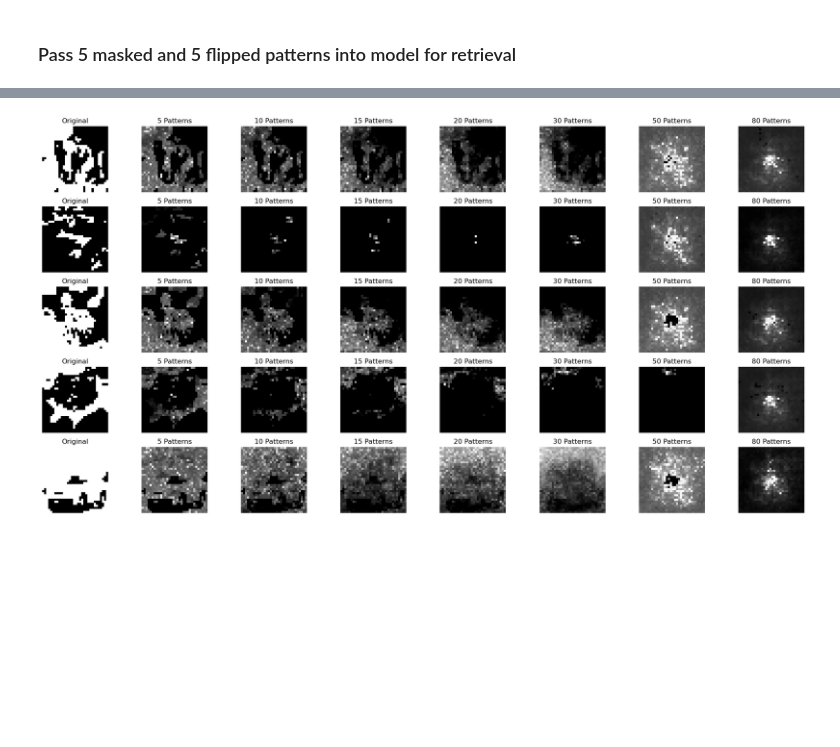
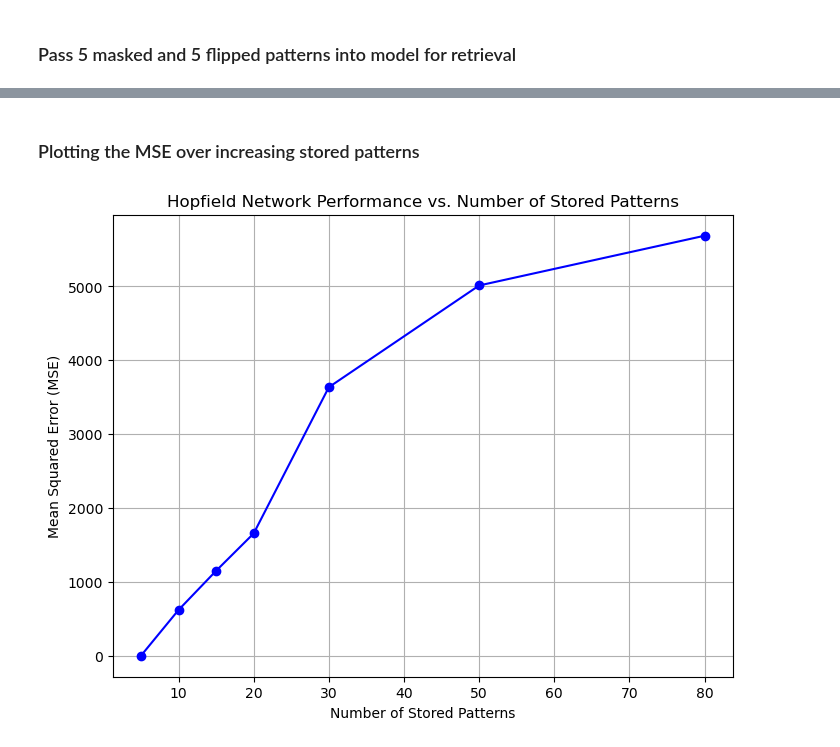
Before and after one commit to chenpy2000/Hopfield, a Jupyter notebook: visualize_spiking.ipynb, the cells around one changed output, grey strips where cells are left out. Saved outputs shown, nothing was run; the diff lists cells and outputs as text; code cells hidden in the pictures; blank space fills up the shorter version.

```diff
--- a/visualize_spiking.ipynb
+++ b/visualize_spiking.ipynb
@@ -141,7 +146,7 @@ results = []
 num_patterns_list = [5, 10, 15, 20, 30, 50, 80]
 selected_idxs = set()
 plot_idx = []
-sse_values = []
+mse_values = []
 
 for i, num_patterns in enumerate(num_patterns_list):
 
@@ -158,42 +163,55 @@ for i, num_patterns in enumerate(num_patterns_list):
         plot_idx = list(selected_idxs)
 
     baseline_original = stored_images[list(selected_idxs)]
-    baseline_masked = masked_images[plot_idx]
+    baseline_masked = masked_images[list(selected_idxs)]
 
     spiking_hn.train(baseline_original)
 
     retrieved_grayscale, retrieved_binary = spiking_hn.forward(baseline_masked)
 
+    binarized_for_mse = np.where(retrieved_binary == 255, 1, -1)
+    mse = np.sum((baseline_original - binarized_for_mse)**2) / num_patterns
+
     # Store the results for plotting later
-    results.append(retrieved_grayscale)
+    # results.append(retrieved_grayscale[plot_idx])
+    mse_values.append(mse)
 
-    del spiking_hn
+# # Create a large figure with an appropriate size
+# plt.figure(figsize=(20, 10))
 
-# Create a large figure with an appropriate size
-plt.figure(figsize=(20, 10))
+# # Loop through the rows (images)
+# for row, idx in enumerate(plot_idx, start=1):
 
-# Loop through the rows (images)
-for row, idx in enumerate(plot_idx, start=1):
+#     # Plot the original image
+#     plt.subplot(len(plot_idx), len(num_patterns_list)+1, (row-1)*(len(num_patterns_list)+1) + 1)
+#     plt.imshow(stored_images[plot_idx[row-1]].reshape(32,32), cmap='gray')
+#     plt.title(f'Original')
+#     plt.axis('off')
 
-    # Plot the original image
-    plt.subplot(len(plot_idx), len(num_patterns_list)+1, (row-1)*(len(num_patterns_list)+1) + 1)
-    plt.imshow(stored_images[plot_idx[row-1]].reshape(32,32), cmap='gray')
-    plt.title(f'Original')
-    plt.axis('off')
+#     # Plot the retrieved images for each number of patterns
+#     for i, num_patterns in enumerate(num_patterns_list):
 
-    # Plot the retrieved images for each number of patterns
-    for i, num_patterns in enumerate(num_patterns_list):
+#         image_to_plot = results[i][row-1].reshape(32, 32)
 
-        image_to_plot = results[i][row-1].reshape(32, 32)
+#         # Plot the image on the appropriate subplot axis
+#         plt.subplot(len(plot_idx), len(num_patterns_list)+1, (row-1)*(len(num_patterns_list)+1) + (i+2))
+#         plt.imshow(image_to_plot, cmap='gray')
+#         plt.title(f'{num_patterns} Patterns')
+#         plt.axis('off')
 
-        # Plot the image on the appropriate subplot axis
-        plt.subplot(len(plot_idx), len(num_patterns_list)+1, (row-1)*(len(num_patterns_list)+1) + (i+2))
-        plt.imshow(image_to_plot, cmap='gray')
-        plt.title(f'{num_patterns} Patterns')
-        plt.axis('off')
-
-# Display the plots
-plt.tight_layout()
-plt.show()
+# # Display the plots
+# plt.tight_layout()
+# plt.show()
-# %% [output]
-[figure, removed]
+# %% [markdown]
+### Plotting the MSE over increasing stored patterns
+# %%
+# MSE calculations use binarized versions of outputs
+plt.figure(figsize=(8, 6))
+plt.plot(num_patterns_list, mse_values, marker='o', linestyle='-', color='b')
+plt.title("Hopfield Network Performance vs. Number of Stored Patterns")
+plt.xlabel("Number of Stored Patterns")
+plt.ylabel("Mean Squared Error (MSE)")
+plt.grid(True)
+plt.show()
+# %% [output]
+[figure, added]
```
Also changed, not shown: parts of 13 cells of this notebook, 1 other file.
